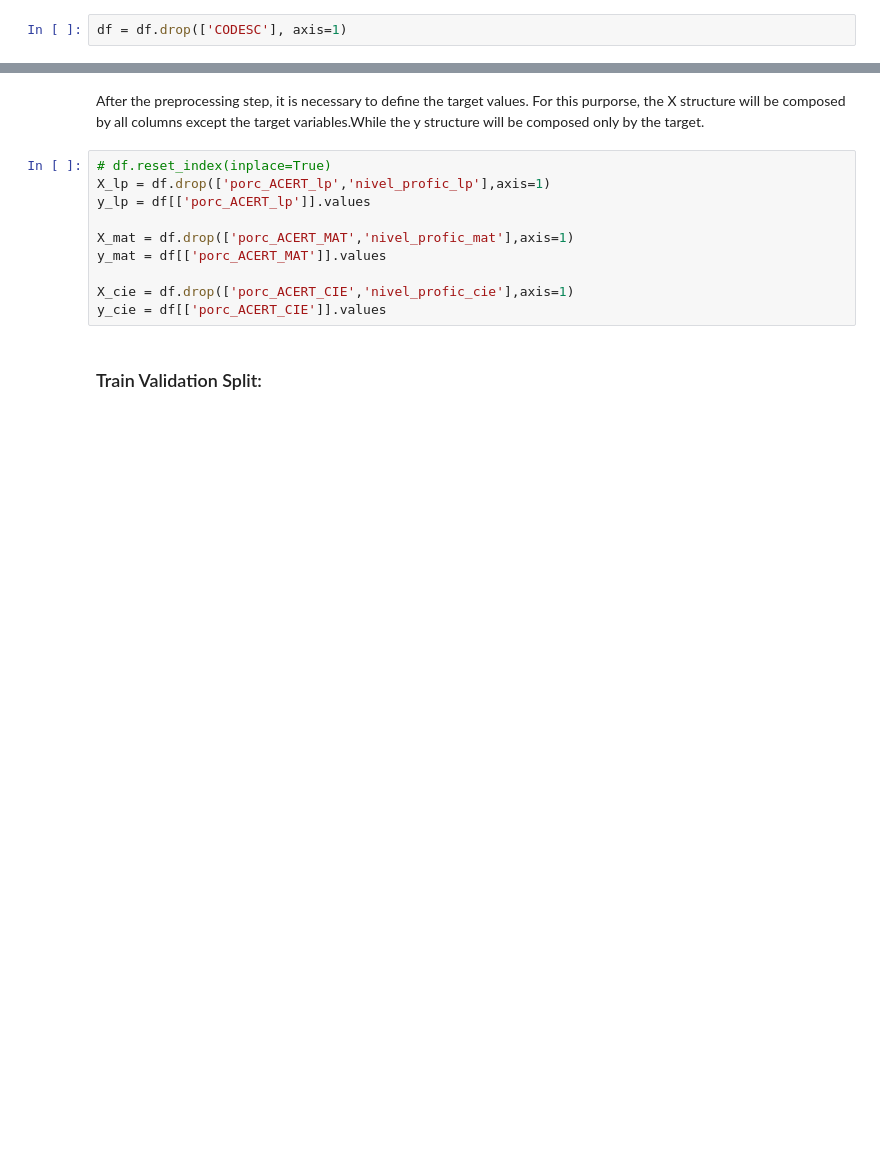
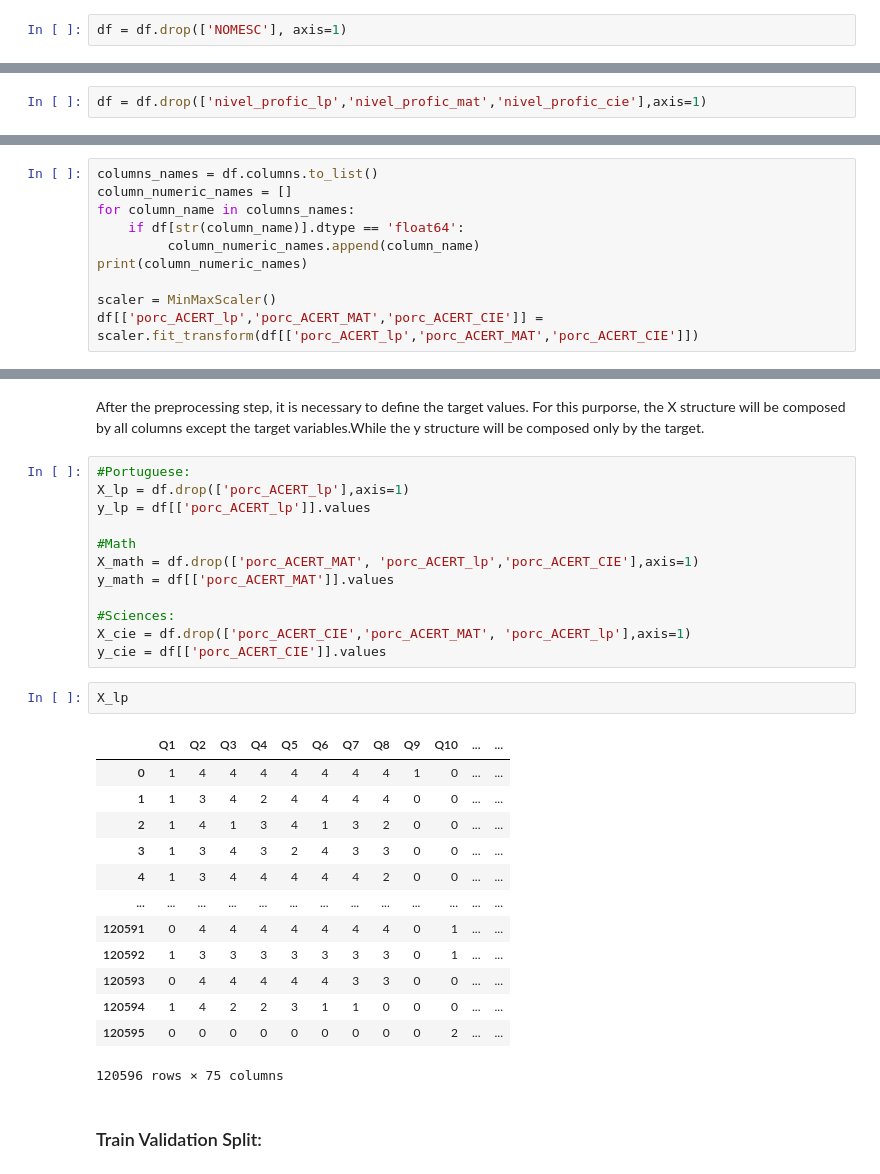
Before and after one commit to randersonLemos/mc886, a Jupyter notebook: t2/2022s2_mc886mo444_assignment_02.ipynb, the cells around one changed output, grey strips where cells are left out. Cells and saved outputs as stored; diff of their text form; blank space fills up the shorter version.

```diff
--- a/t2/2022s2_mc886mo444_assignment_02.ipynb
+++ b/t2/2022s2_mc886mo444_assignment_02.ipynb
@@ -268,7 +268,7 @@ RENATO BRAGA PROFESSOR                   0.000008
 BAIRRO DO TURVO                          0.000008
 Name: NOMESC, Length: 2746, dtype: float64
 # %%
-df = df.drop(['CODESC'], axis=1)
+df = df.drop(['NOMESC'], axis=1)
 # %% [markdown]
  Then, we evaluated the histogram distribuction of the Percentage of correct answers in Portuguese, Mathematics and Natural Sciences Test.With the plots it is possible to conclude that the students perfomed better on Portuguese test, with the percentage in almost 62.5 %. The math test was the test where the students performed worse, with a hit percentage around 50.0 %. In Natural Sciences tests the students had hit percentage around 58.3 %. Comparing the distribution of histograms, it is possible to verify that in the math test that is a greater occurence of lower scores than the other tests.
 # %%
@@ -350,4 +348,16 @@ With the analysis of the data from the
 # %% [markdown]
 ## Data Preparation:
+# %%
+df = df.drop(['nivel_profic_lp','nivel_profic_mat','nivel_profic_cie'],axis=1)
 # %% [markdown]
 Now it is necessary to normalize the data. For this purpose the first step was to evaluate which columns should be normalized. So, were listed columns that had their data type different from objec. The tem_Nec it is a column that don't need to be normalized because its values are 0 or 1.
+# %%
+columns_names = df.columns.to_list()
+column_numeric_names = []
+for column_name in columns_names:
+    if df[str(column_name)].dtype == 'float64':
+         column_numeric_names.append(column_name)
+print(column_numeric_names)
+
+scaler = MinMaxScaler()
+df[['porc_ACERT_lp','porc_ACERT_MAT','porc_ACERT_CIE']] = scaler.fit_transform(df[['porc_ACERT_lp','porc_ACERT_MAT','porc_ACERT_CIE']])
@@ -374,15 +452,33 @@ df.describe()
 # %% [markdown]
 After the preprocessing step, it is necessary to define the target values. For this purporse, the X structure will be composed by all columns except the target variables.While the y structure will be composed only by the target.
 # %%
-# df.reset_index(inplace=True)
-X_lp = df.drop(['porc_ACERT_lp','nivel_profic_lp'],axis=1)
+#Portuguese:
+X_lp = df.drop(['porc_ACERT_lp'],axis=1)
 y_lp = df[['porc_ACERT_lp']].values
 
-X_mat = df.drop(['porc_ACERT_MAT','nivel_profic_mat'],axis=1)
-y_mat = df[['porc_ACERT_MAT']].values
+#Math
+X_math = df.drop(['porc_ACERT_MAT', 'porc_ACERT_lp','porc_ACERT_CIE'],axis=1)
+y_math = df[['porc_ACERT_MAT']].values
 
-X_cie = df.drop(['porc_ACERT_CIE','nivel_profic_cie'],axis=1)
+#Sciences:
+X_cie = df.drop(['porc_ACERT_CIE','porc_ACERT_MAT', 'porc_ACERT_lp'],axis=1)
 y_cie = df[['porc_ACERT_CIE']].values
+# %%
+X_lp
+# %% [output]
+|  | Q1 | Q2 | Q3 | Q4 | Q5 | Q6 | Q7 | Q8 | Q9 | Q10 | ... | ... |
+| 0 | 1 | 4 | 4 | 4 | 4 | 4 | 4 | 4 | 1 | 0 | ... | ... |
+| 1 | 1 | 3 | 4 | 2 | 4 | 4 | 4 | 4 | 0 | 0 | ... | ... |
+| 2 | 1 | 4 | 1 | 3 | 4 | 1 | 3 | 2 | 0 | 0 | ... | ... |
+| 3 | 1 | 3 | 4 | 3 | 2 | 4 | 3 | 3 | 0 | 0 | ... | ... |
+| 4 | 1 | 3 | 4 | 4 | 4 | 4 | 4 | 2 | 0 | 0 | ... | ... |
+| ... | ... | ... | ... | ... | ... | ... | ... | ... | ... | ... | ... | ... |
+| 120591 | 0 | 4 | 4 | 4 | 4 | 4 | 4 | 4 | 0 | 1 | ... | ... |
+| 120592 | 1 | 3 | 3 | 3 | 3 | 3 | 3 | 3 | 0 | 1 | ... | ... |
+| 120593 | 0 | 4 | 4 | 4 | 4 | 4 | 3 | 3 | 0 | 0 | ... | ... |
+| 120594 | 1 | 4 | 2 | 2 | 3 | 1 | 1 | 0 | 0 | 0 | ... | ... |
+| 120595 | 0 | 0 | 0 | 0 | 0 | 0 | 0 | 0 | 0 | 2 | ... | ... |
+120596 rows × 75 columns
 # %% [markdown]
 ### Train Validation Split:
 # %% [markdown]
```
Also changed, not shown: parts of 20 cells of this notebook.
